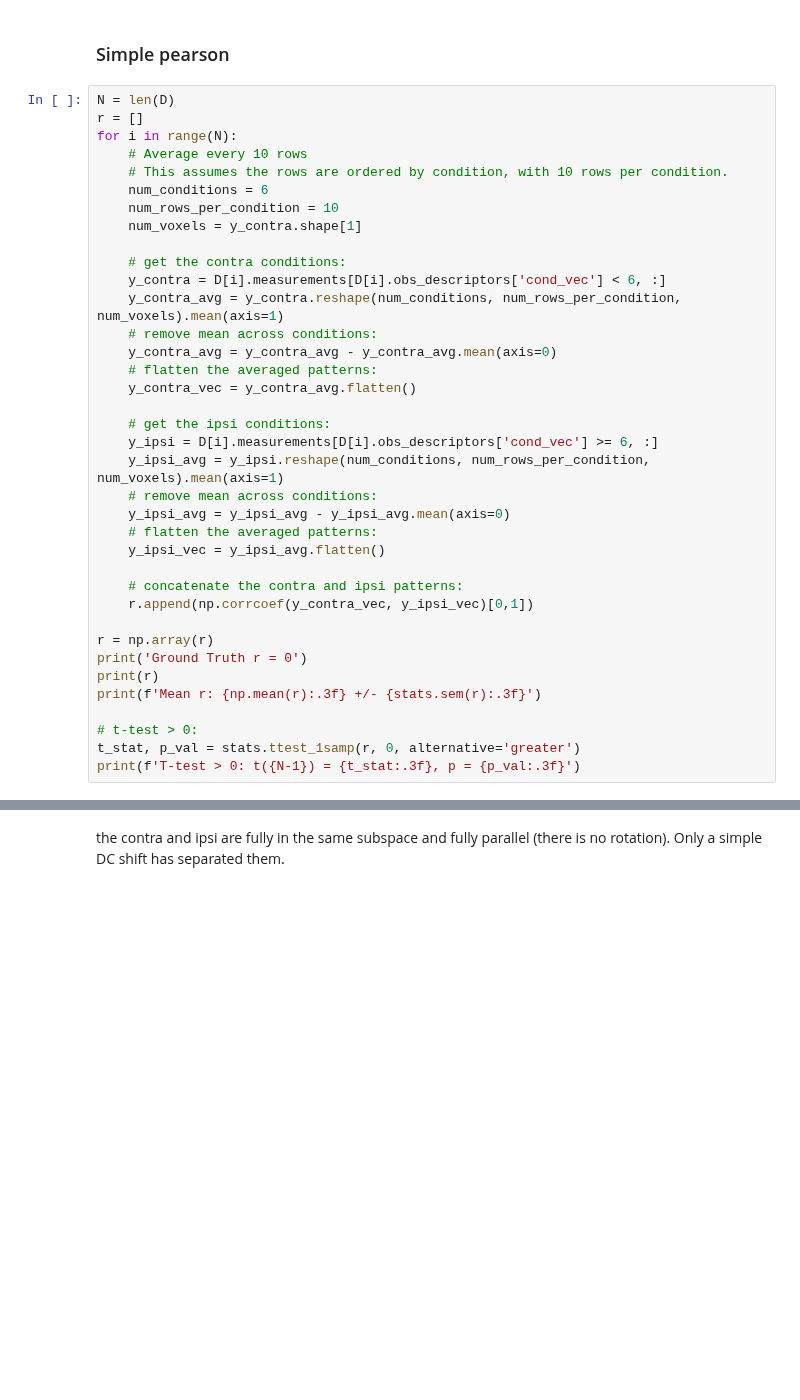
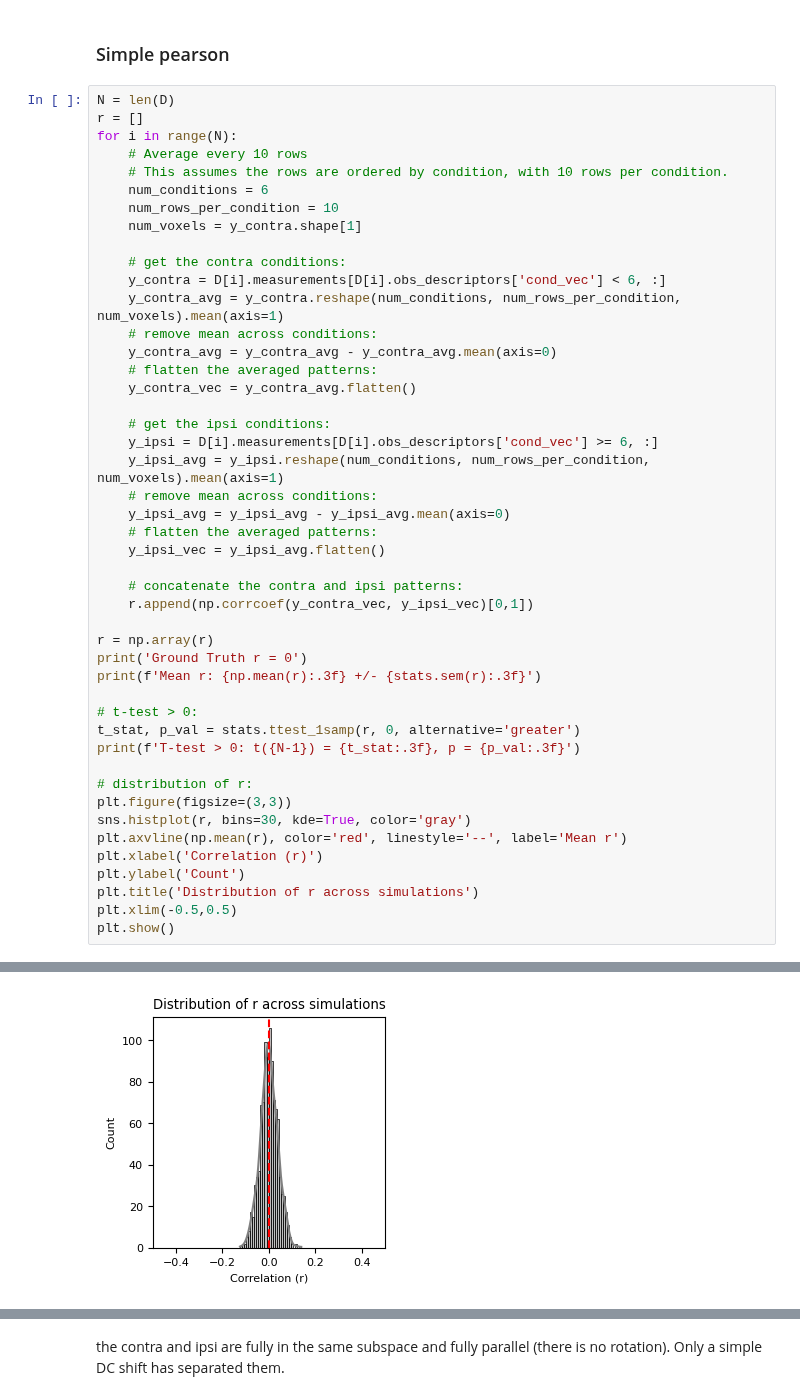
Before and after one commit to alighavam/bimanual_wrist, a Jupyter notebook: notebooks_mri/simulation.ipynb, the cells around one changed output, grey strips where cells are left out. Drawn from its saved outputs; the diff is of its cells as text; blank space fills up the shorter version.

```diff
--- a/notebooks_mri/simulation.ipynb
+++ b/notebooks_mri/simulation.ipynb
@@ -336,11 +338,20 @@ for i in range(N):
 
 r = np.array(r)
 print('Ground Truth r = 0')
-print(r)
 print(f'Mean r: {np.mean(r):.3f} +/- {stats.sem(r):.3f}')
 
 # t-test > 0:
 t_stat, p_val = stats.ttest_1samp(r, 0, alternative='greater')
 print(f'T-test > 0: t({N-1}) = {t_stat:.3f}, p = {p_val:.3f}')
+
+# distribution of r:
+plt.figure(figsize=(3,3))
+sns.histplot(r, bins=30, kde=True, color='gray')
+plt.axvline(np.mean(r), color='red', linestyle='--', label='Mean r')
+plt.xlabel('Correlation (r)')
+plt.ylabel('Count')
+plt.title('Distribution of r across simulations')
+plt.xlim(-0.5,0.5)
+plt.show()
 # %% [output]
 Ground Truth r = 0
@@ -351 +360,2 @@ T-test > 0: t(11) = 1.206, p = 0.127
+[figure, added]
 # %% [markdown]
```
Also changed, not shown: parts of 5 cells of this notebook, 2 other files.
